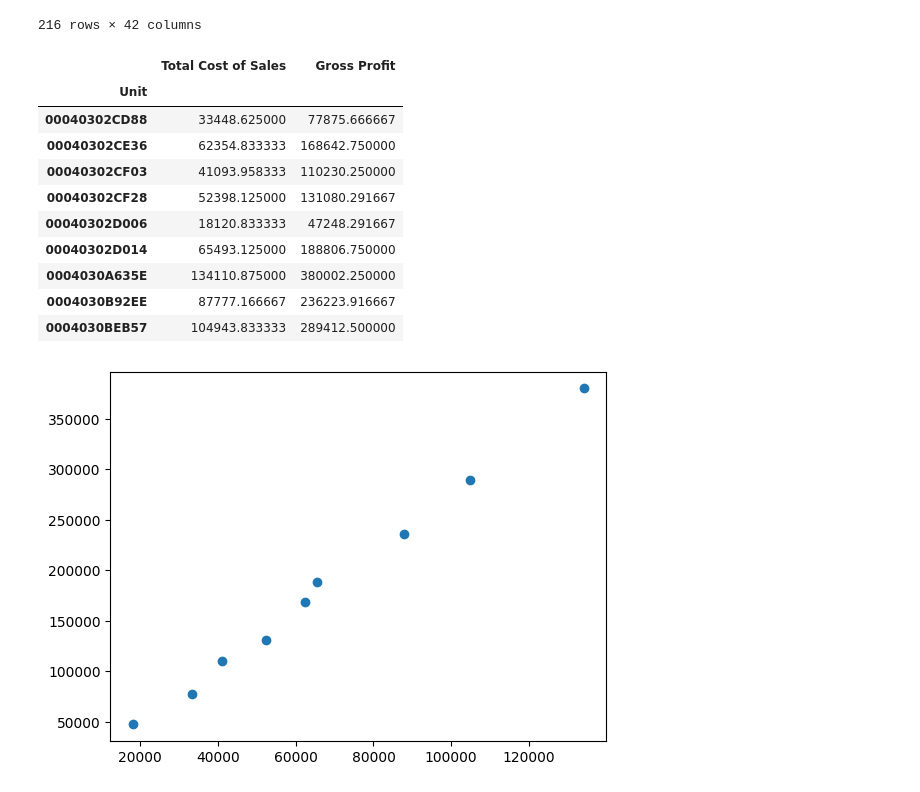
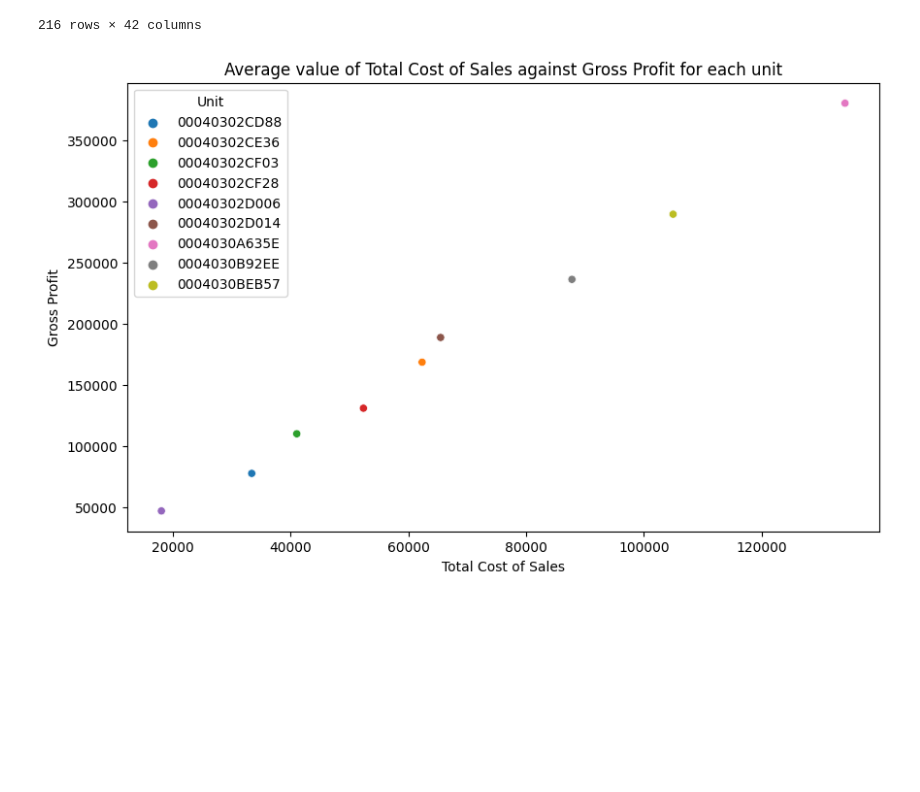
Before and after one commit to aaditkamat/QMB6945-RMS-Project, a Jupyter notebook: DEA.ipynb, the cells around one changed output. Cells and saved outputs as stored; diff of their text form; code cells hidden in the pictures; blank space fills up the shorter version.

```diff
--- a/DEA.ipynb
+++ b/DEA.ipynb
@@ -22,27 +23,13 @@ df
 216 rows × 42 columns
 # %%
 df2 = df.groupby('Unit')['Total Cost of Sales','Gross Profit'].mean()
-df2
+df2['Categorical'] = [1, 2, 3] * 3
+df2.to_csv('data/BenchmarkingSample20230607_with_features_by_unit.csv')
-# %% [output]
-|  | Total Cost of Sales | Gross Profit |
-| Unit |  |  |
-| 00040302CD88 | 33448.625000 | 77875.666667 |
-| 00040302CE36 | 62354.833333 | 168642.750000 |
-| 00040302CF03 | 41093.958333 | 110230.250000 |
-| 00040302CF28 | 52398.125000 | 131080.291667 |
-| 00040302D006 | 18120.833333 | 47248.291667 |
-| 00040302D014 | 65493.125000 | 188806.750000 |
-| 0004030A635E | 134110.875000 | 380002.250000 |
-| 0004030B92EE | 87777.166667 | 236223.916667 |
-| 0004030BEB57 | 104943.833333 | 289412.500000 |
-# %%
-###Average value of 'Total Cost of Sales'against 'Gross Profit' for each account
-
-import matplotlib.pyplot as plt
-import seaborn as sns
-
-plt.plot(df2['Total Cost of Sales'], df2['Gross Profit'], marker='o', linestyle='', label='Scatter Points')
-plt.show()
-# %% [output]
-[figure, removed]
+# %%
+plt.figure(figsize=(10, 6))
+sns.scatterplot(data=df2, x='Total Cost of Sales', y='Gross Profit', hue='Unit')
+plt.title('Average value of Total Cost of Sales against Gross Profit for each unit')
+plt.show()
+# %% [output]
+[figure, added]
 # %%
```
Also changed, not shown: parts of 12 cells of this notebook, 17 other files.
